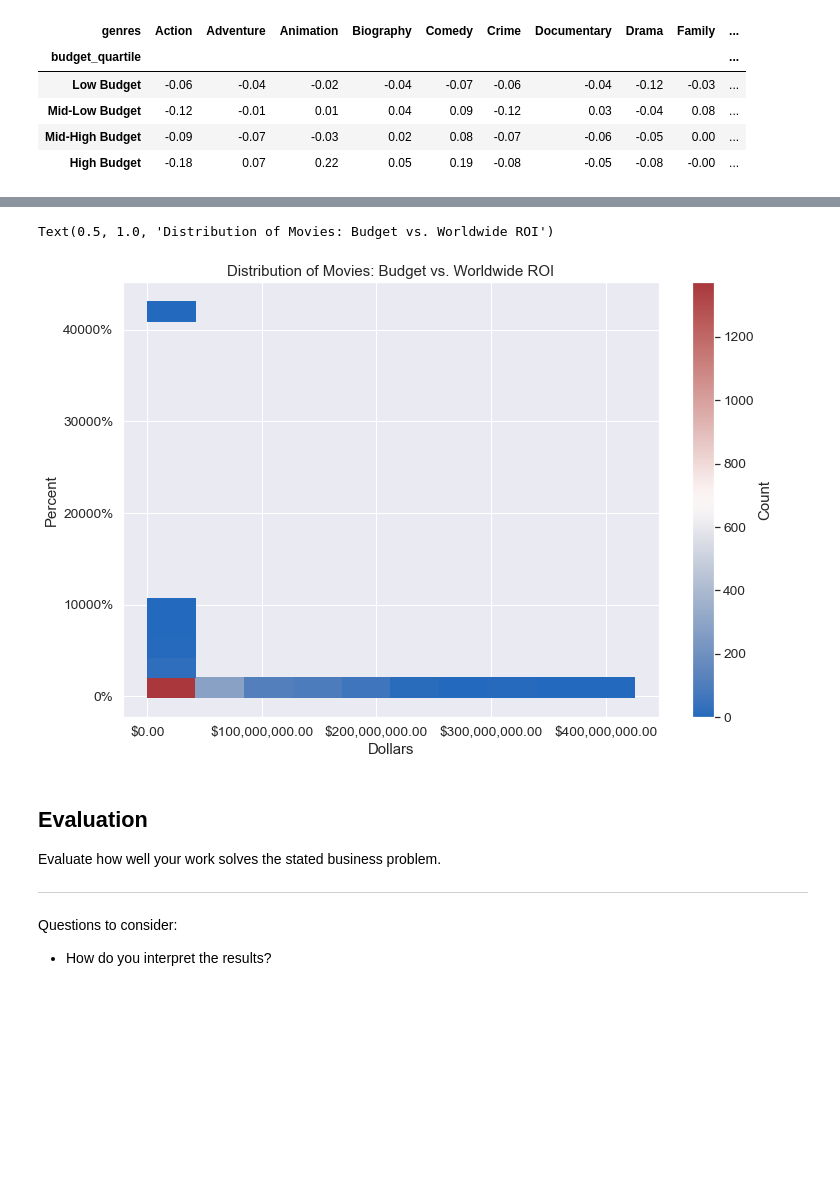
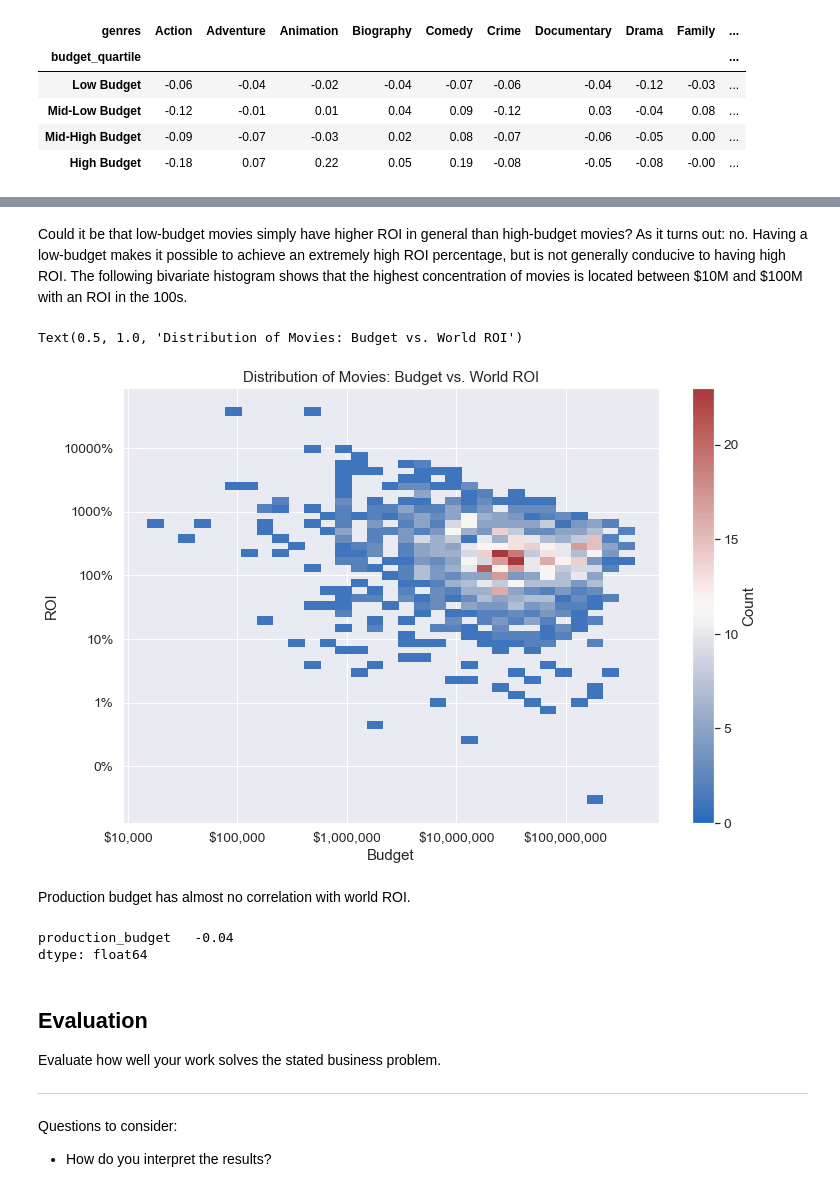
Before and after one commit to ndgigliotti/dsc-phase-1-project, a Jupyter notebook: genres.ipynb, the cells around one changed output, grey strips where cells are left out. Drawn from its saved outputs; the diff is of its cells as text; code cells hidden in the pictures; blank space fills up the shorter version.

```diff
--- a/genres.ipynb
+++ b/genres.ipynb
@@ -570,16 +627,25 @@ array([<AxesSubplot:title={'center':'Mid-Low Budget\n\\$10,000,000 to \\$28,000,
+# %% [markdown]
+Could it be that low-budget movies simply have higher ROI in general than high-budget movies? As it turns out: no. Having a low-budget makes it possible to achieve an extremely high ROI percentage, but is not generally conducive to having high ROI. The following bivariate histogram shows that the highest concentration of movies is located between \$10M and \$100M with an ROI in the 100s.
 # %%
-
 fig, ax = plt.subplots(figsize=(12,8))
 cmap = sns.color_palette('vlag', as_cmap=True)
-ax = sns.histplot(data=tn, x='production_budget', y='worldwide_roi', ax=ax, bins=(10, 20), stat='count', cbar=True, cmap=cmap, cbar_kws={'label': 'Count'})
+pos_world_rois = tn.query('worldwide_roi > 0')
+ax = sns.histplot(data=pos_world_rois, x='production_budget', y='worldwide_roi', ax=ax, bins='auto', stat='count', cbar=True, log_scale=True, cmap=cmap, cbar_kws={'label': 'Count'})
 ax.yaxis.set_major_formatter(ticker.PercentFormatter())
-ax.xaxis.set_major_formatter(ticker.StrMethodFormatter('${x:,.2f}'))
-ax.set_xlabel('Dollars')
-ax.set_ylabel('Percent')
-ax.set_title('Distribution of Movies: Budget vs. Worldwide ROI')
+ax.xaxis.set_major_formatter(ticker.StrMethodFormatter('${x:,.0f}'))
+ax.set_xlabel('Budget')
+ax.set_ylabel('ROI')
+ax.set_title('Distribution of Movies: Budget vs. World ROI')
 # %% [output]
-Text(0.5, 1.0, 'Distribution of Movies: Budget vs. Worldwide ROI')
+Text(0.5, 1.0, 'Distribution of Movies: Budget vs. World ROI')
-[figure, old version]
+[figure, new version]
+# %% [markdown]
+Production budget has almost no correlation with world ROI.
+# %%
+tn[['production_budget']].corrwith(tn['worldwide_roi'])
+# %% [output]
+production_budget   -0.04
+dtype: float64
 # %% [markdown]
 ## Evaluation
 Evaluate how well your work solves the stated business problem.
```
Also changed, not shown: parts of 47 cells of this notebook, 3 other files.
